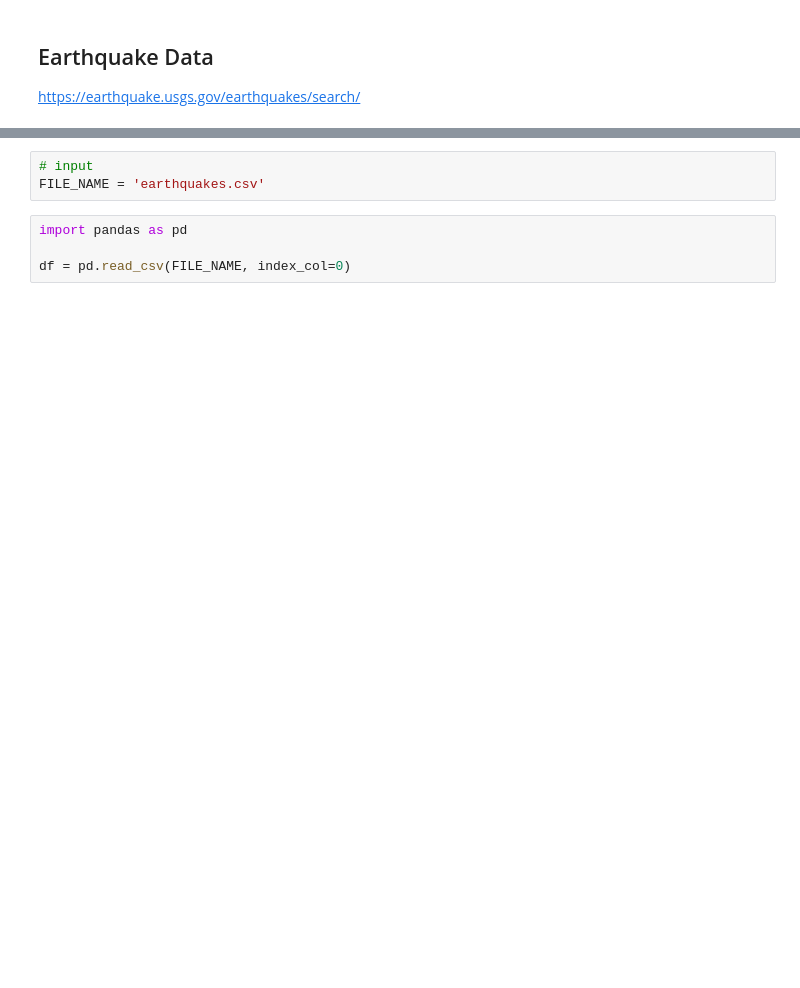
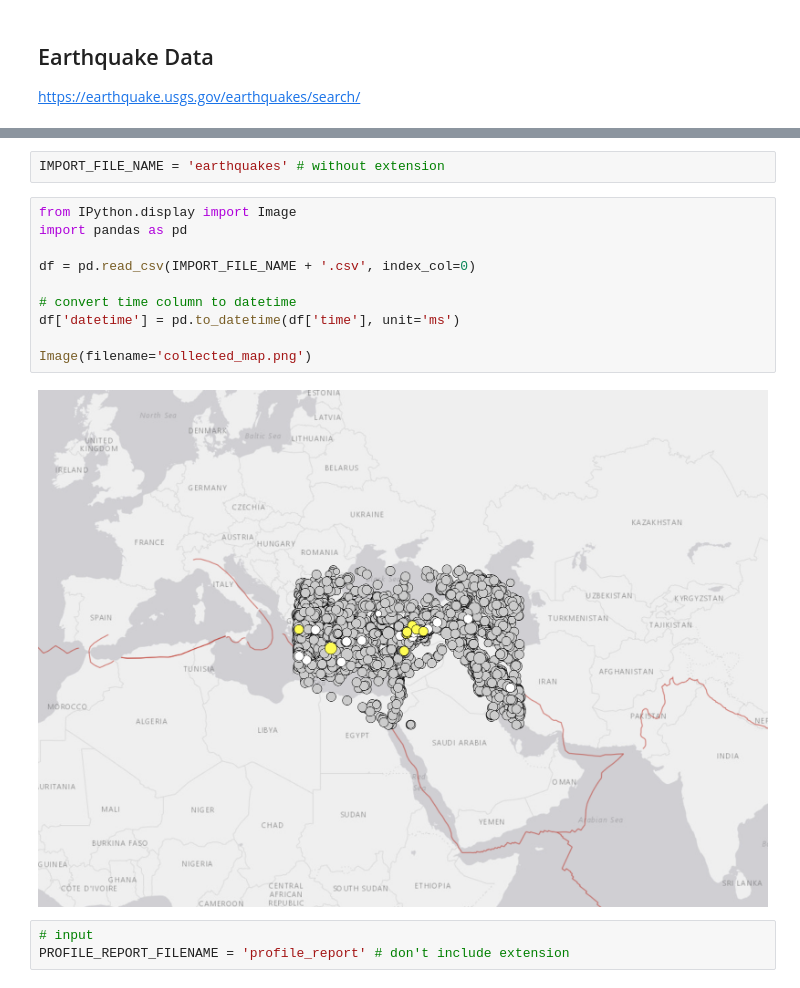
Before and after one commit to johnny-woodtke/quakin, a Jupyter notebook: main.ipynb, the cells around one changed output, grey strips where cells are left out. Cells and saved outputs as stored; diff of their text form; blank space fills up the shorter version.

```diff
--- a/main.ipynb
+++ b/main.ipynb
@@ -144,10 +203,20 @@ search limit reached, timestep reduced
-# %%
-# input
-FILE_NAME = 'earthquakes.csv'
-# %%
-import pandas as pd
-
-df = pd.read_csv(FILE_NAME, index_col=0)
+# %%
+IMPORT_FILE_NAME = 'earthquakes' # without extension
+# %%
+from IPython.display import Image
+import pandas as pd
+
+df = pd.read_csv(IMPORT_FILE_NAME + '.csv', index_col=0)
+
+# convert time column to datetime
+df['datetime'] = pd.to_datetime(df['time'], unit='ms')
+
+Image(filename='collected_map.png')
+# %% [output]
+[figure, added]
+# %%
+# input
+PROFILE_REPORT_FILENAME = 'profile_report' # don't include extension
 # %%
 
 import ydata_profiling as ydp
```
Also changed, not shown: parts of 10 cells of this notebook, 6 other files.
